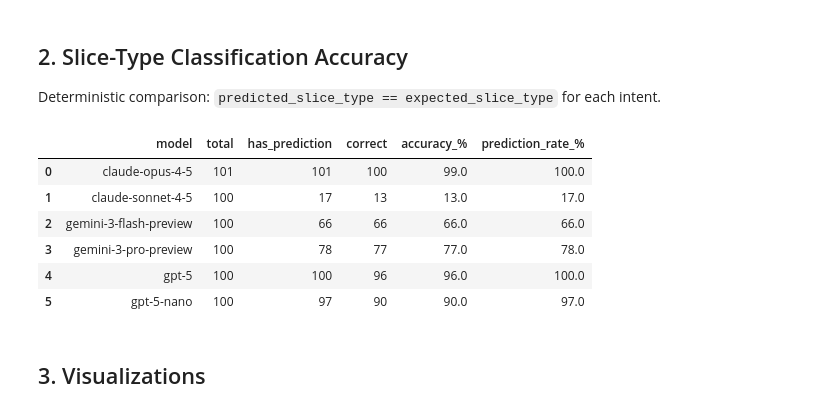
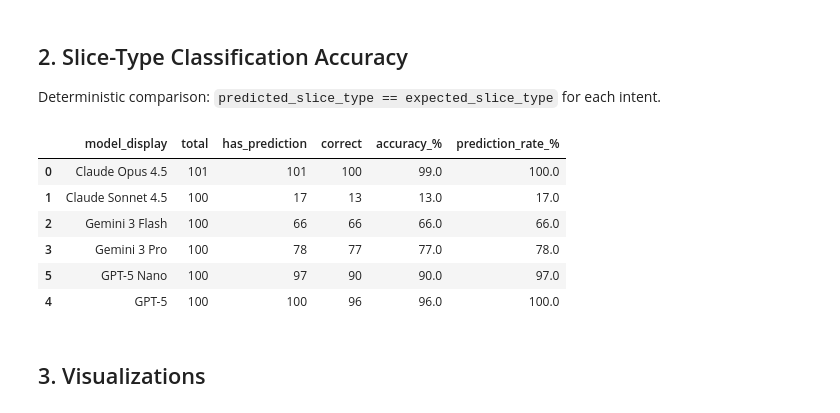
Before and after one commit to zanattabruno/analysis-orion, a Jupyter notebook: classification_accuracy/classification_accuracy.ipynb, the cells around one changed output. Drawn from its saved outputs; the diff is of its cells as text; code cells hidden in the pictures.

```diff
--- a/classification_accuracy/classification_accuracy.ipynb
+++ b/classification_accuracy/classification_accuracy.ipynb
@@ -150,28 +185,36 @@ Deterministic comparison: `predicted_slice_type == expected_slice_type` for each
 # %%
 # ── Compute match: predicted vs ground-truth ────────────────────────────
 intent_results["slice_match"] = (
     intent_results["predicted_slice_type"] == intent_results["expected_slice_type"]
 )
 
 # ── Per-model accuracy ──────────────────────────────────────────────────
 comparison_df = intent_results.groupby("model").agg(
     total=("intent", "count"),
     correct=("slice_match", "sum"),
     has_prediction=("predicted_slice_type", lambda s: (s != "").sum()),
 ).reset_index()
 
 comparison_df["accuracy_%"] = (comparison_df["correct"] / comparison_df["total"] * 100).round(1)
 comparison_df["prediction_rate_%"] = (comparison_df["has_prediction"] / comparison_df["total"] * 100).round(1)
 
-comparison_df[["model", "total", "has_prediction", "correct", "accuracy_%", "prediction_rate_%"]]
+# Add display names and enforce consistent ordering
+comparison_df["model_display"] = comparison_df["model"].map(MODEL_DISPLAY_MAP).fillna(comparison_df["model"])
+model_order = [m for m in MODEL_ORDER if m in comparison_df["model_display"].values]
+comparison_df["model_display"] = pd.Categorical(
+    comparison_df["model_display"], categories=model_order, ordered=True
+)
+comparison_df = comparison_df.sort_values("model_display")
+
+comparison_df[["model_display", "total", "has_prediction", "correct", "accuracy_%", "prediction_rate_%"]]
 # %% [output]
-|  | model | total | has_prediction | correct | accuracy_% | prediction_rate_% |
-| 0 | claude-opus-4-5 | 101 | 101 | 100 | 99.0 | 100.0 |
-| 1 | claude-sonnet-4-5 | 100 | 17 | 13 | 13.0 | 17.0 |
-| 2 | gemini-3-flash-preview | 100 | 66 | 66 | 66.0 | 66.0 |
-| 3 | gemini-3-pro-preview | 100 | 78 | 77 | 77.0 | 78.0 |
-| 4 | gpt-5 | 100 | 100 | 96 | 96.0 | 100.0 |
-| 5 | gpt-5-nano | 100 | 97 | 90 | 90.0 | 97.0 |
+|  | model_display | total | has_prediction | correct | accuracy_% | prediction_rate_% |
+| 0 | Claude Opus 4.5 | 101 | 101 | 100 | 99.0 | 100.0 |
+| 1 | Claude Sonnet 4.5 | 100 | 17 | 13 | 13.0 | 17.0 |
+| 2 | Gemini 3 Flash | 100 | 66 | 66 | 66.0 | 66.0 |
+| 3 | Gemini 3 Pro | 100 | 78 | 77 | 77.0 | 78.0 |
+| 5 | GPT-5 Nano | 100 | 97 | 90 | 90.0 | 97.0 |
+| 4 | GPT-5 | 100 | 100 | 96 | 96.0 | 100.0 |
 # %% [markdown]
 ## 3. Visualizations
 # %%
```
Also changed, not shown: parts of 6 cells of this notebook, 2 other files.
